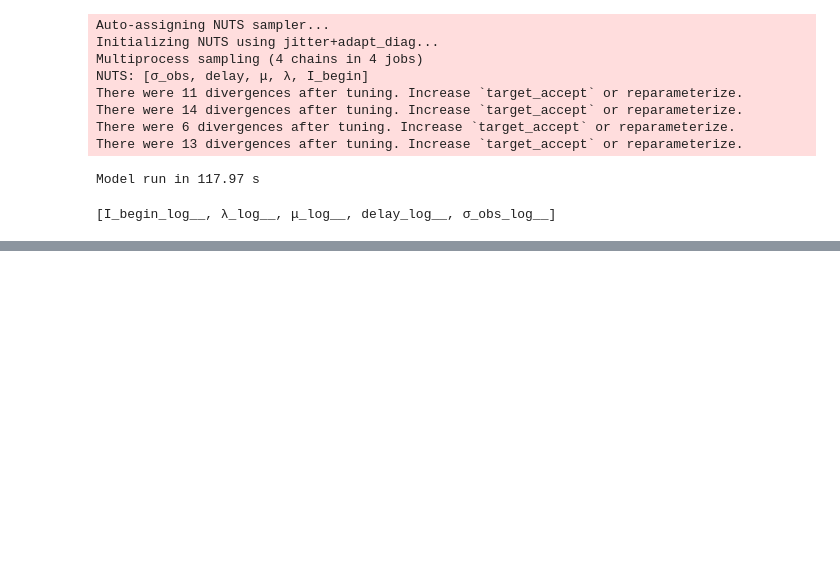
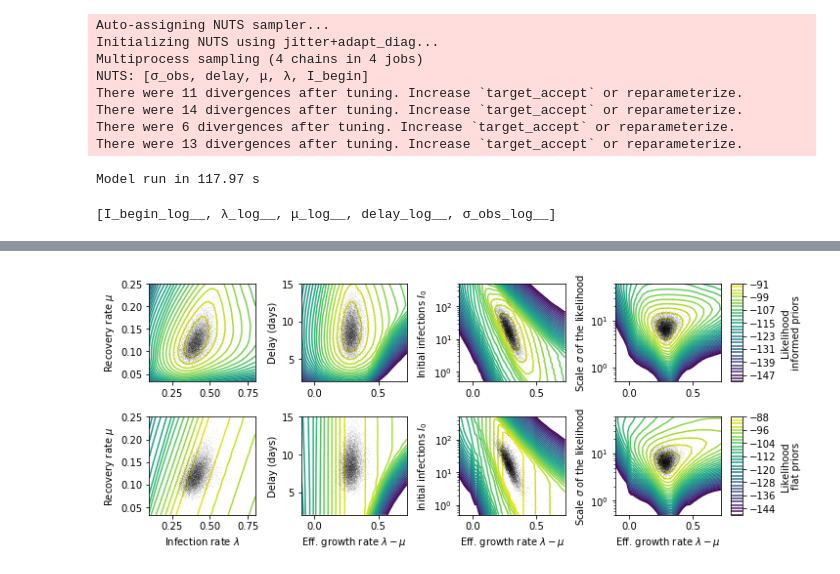
Before and after one commit to Priesemann-Group/covid19_inference_forecast, a Jupyter notebook: scripts/paper/brute_force.ipynb, the cells around one changed output, grey strips where cells are left out. Saved outputs shown, nothing was run; the diff lists cells and outputs as text; code cells hidden in the pictures; blank space fills up the shorter version.

Commit message:
Brute force figures

```diff
--- a/scripts/paper/brute_force.ipynb
+++ b/scripts/paper/brute_force.ipynb
@@ -237,7 +237,7 @@ sigma_obs_r = np.linspace(np.log(0.5), np.log(60), 20)
 
 if not load_from_file:
     logp = []
-    for values in tqdm(product(I_begin_r, lambda_r, mu_r, delay_r, sigma_obs_r), total = 50*40*30*30*15):
+    for values in tqdm(product(I_begin_r, lambda_r, mu_r, delay_r, sigma_obs_r), total = 50*40*30*30*20):
         point = {"I_begin_log__" : values[0], "λ_log__": values[1], "μ_log__": values[2],
                             "delay_log__": values[3], "σ_obs_log__": values[4]}
         logp.append(fn(point))
@@ -267,7 +267,7 @@ if not load_from_file:
                                np.exp(lambda_r),
                                np.exp(mu_r),
                                np.exp(delay_r),
-                               np.exp(sigma_obs_r)), total = 50*40*30*30*15):
+                               np.exp(sigma_obs_r)), total = 50*40*30*30*20):
         point = {"I_begin" : values[0], "λ": values[1], "μ": values[2],
                             "delay": values[3], "σ_obs": values[4]}
         logp_flat.append(fn_flat(point))
@@ -366,6 +374,10 @@ fig.colorbar(cntr1, ax=ax)
 import scipy.ndimage
 
 fig, axes = plt.subplots(2,4, figsize=(10,4), constrained_layout=True)
+
+color_dots = "k"
+size_dots = 2
+alpha_dots = 0.05
 
 ax = axes[0,0]
 likeli = np.max(logp_mat, axis=(0,3,4))
@@ -376,7 +388,8 @@ cntr1 = ax.contour(np.exp(lambda_r), np.exp(mu_r),likeli.T,
 xlim = ax.get_xlim()
 ylim = ax.get_ylim()
 ax.set_ylabel('Recovery rate $\mu$')
-ax.plot(trace.λ, trace.μ, '.', alpha=0.05, ms=3, mew=0)
+ax.plot(trace.λ, trace.μ, '.', alpha=alpha_dots, ms=size_dots, mew=0, color=color_dots,
+       zorder=-5)
 ax.set_xlim(xlim)
 ax.set_ylim(ylim)
 
@@ -393,7 +406,8 @@ cntr2 = ax.contour(eff_lambda[15::30], np.exp(delay_r),likeli.T,
 xlim = ax.get_xlim()
 ylim = ax.get_ylim()
 ax.set_ylabel('Delay (days)')
-ax.plot(trace.λ- trace.μ, trace.delay, '.', mew=0, ms=3, alpha=0.05)
+ax.plot(trace.λ- trace.μ, trace.delay, '.', alpha=alpha_dots, ms=size_dots, mew=0, color=color_dots,
+       zorder=-5)
 ax.set_xlim(xlim)
 ax.set_ylim(ylim)
 
@@ -411,7 +425,8 @@ xlim = ax.get_xlim()
 ylim = ax.get_ylim()
 ax.set_yscale('log')
 ax.set_ylabel('Initial infections $I_0$')
-ax.plot(trace.λ- trace.μ, trace.I_begin, '.', mew=0, ms=3, alpha=0.05)
+ax.plot(trace.λ- trace.μ, trace.I_begin, '.', alpha=alpha_dots, ms=size_dots, mew=0, color=color_dots,
+       zorder=-5)
 ax.set_xlim(xlim)
 ax.set_ylim(ylim)
 
@@ -427,9 +442,10 @@ cntr2 = ax.contour(eff_lambda[15::30], np.exp(sigma_obs_r),likeli.T,
                    levels=np.arange(max_likeli_int-60, max_likeli_int+1, 2))
 xlim = ax.get_xlim()
 ylim = ax.get_ylim()
-#ax.set_yscale('log')
+ax.set_yscale('log')
 ax.set_ylabel('Scale $\sigma$ of the likelihood')
-ax.plot(trace.λ- trace.μ, trace.σ_obs, '.', mew=0, ms=3, alpha=0.05)
+ax.plot(trace.λ- trace.μ, trace.σ_obs, '.', alpha=alpha_dots, ms=size_dots, mew=0, color=color_dots,
+       zorder=-5)
 ax.set_xlim(xlim)
 ax.set_ylim(ylim)
 cbar = fig.colorbar(cntr2, ax=ax)
@@ -447,7 +463,8 @@ xlim = ax.get_xlim()
 ylim = ax.get_ylim()
 ax.set_xlabel('Infection rate $\lambda$')
 ax.set_ylabel('Recovery rate $\mu$')
-ax.plot(trace.λ, trace.μ, '.',  mew=0, ms=3, alpha=0.05)
+ax.plot(trace.λ, trace.μ, '.',  alpha=alpha_dots, ms=size_dots, mew=0, color=color_dots,
+       zorder=-5)
 ax.set_xlim(xlim)
 ax.set_ylim(ylim)
 
@@ -467,7 +484,8 @@ xlim = ax.get_xlim()
 ylim = ax.get_ylim()
 ax.set_xlabel('Eff. growth rate $\lambda - \mu$')
 ax.set_ylabel('Delay (days)')
-ax.plot(trace.λ- trace.μ, trace.delay, '.', mew=0, ms=3, alpha=0.05)
+ax.plot(trace.λ- trace.μ, trace.delay, '.', alpha=alpha_dots, ms=size_dots, mew=0, color=color_dots,
+       zorder=-5)
 ax.set_xlim(xlim)
 ax.set_ylim(ylim)
 
@@ -483,37 +501,41 @@ cntr2 = ax.contour(eff_lambda[15::30], np.exp(I_begin_r),likeli,
 xlim = ax.get_xlim()
 ylim = ax.get_ylim()
 ax.set_ylabel('Initial infections $I_0$')
-ax.plot(trace.λ- trace.μ, trace.I_begin, '.', mew=0, ms=3, alpha=0.05)
+ax.plot(trace.λ- trace.μ, trace.I_begin, '.', alpha=alpha_dots, ms=size_dots, mew=0, color=color_dots,
+       zorder=-5)
 ax.set_xlim(xlim)
 ax.set_ylim(ylim)
 ax.set_yscale('log')
 ax.set_xlabel('Eff. growth rate $\lambda - \mu$')
 
 
 ax = axes[1][3]
 mat_lambda_mu = np.exp(lambda_r[:, None]) - np.exp(mu_r[None,:])
 sort = np.argsort(mat_lambda_mu, axis=None)
 eff_lambda = np.sort(mat_lambda_mu, axis=None)
 likeli = np.max(logp_flat_mat.reshape(logp_mat.shape[0], -1, *logp_mat.shape[-2:])[:,sort], axis=(0,2))
 likeli = np.max(likeli.reshape(40, 30, 20), axis=1)
 max_likeli_int = round(np.ceil(np.max(likeli)))
 cntr2 = ax.contour(eff_lambda[15::30], np.exp(sigma_obs_r),likeli.T,
                    levels=np.arange(max_likeli_int-60, max_likeli_int+1, 2))
 xlim = ax.get_xlim()
 ylim = ax.get_ylim()
 ax.set_yscale('log')
 ax.set_ylabel('Scale $\sigma$ of the likelihood')
-ax.plot(trace.λ- trace.μ, trace.σ_obs, '.', mew=0, ms=3, alpha=0.05)
+ax.plot(trace.λ- trace.μ, trace.σ_obs, '.', alpha=alpha_dots, ms=size_dots, mew=0, color=color_dots,
+       zorder=-5)
 ax.set_xlim(xlim)
 ax.set_ylim(ylim)
 cbar = fig.colorbar(cntr2, ax=ax)
 cbar.set_label('Likelihood\nflat priors')
 ax.set_xlabel('Eff. growth rate $\lambda - \mu$')
 
 
 path_to_save = '../../figures/'
 plt.savefig(path_to_save + 'Fig_brute_force_contours.png', dpi = 300)
 plt.savefig(path_to_save + 'Fig_brute_force_contours.svg')
+# %% [output]
+[figure, added]
 # %%
 likeli = np.max(logp_flat_mat, axis=(0,3,4))
 fig, ax  = plt.subplots(1)
```
Also changed, not shown: parts of 1 cell of this notebook, 2 other files.
